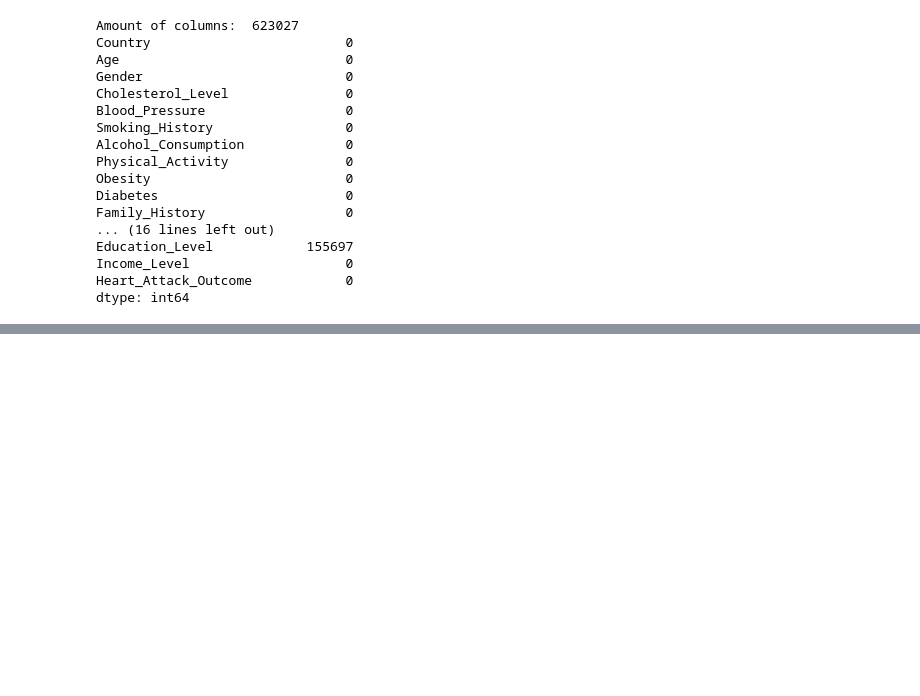
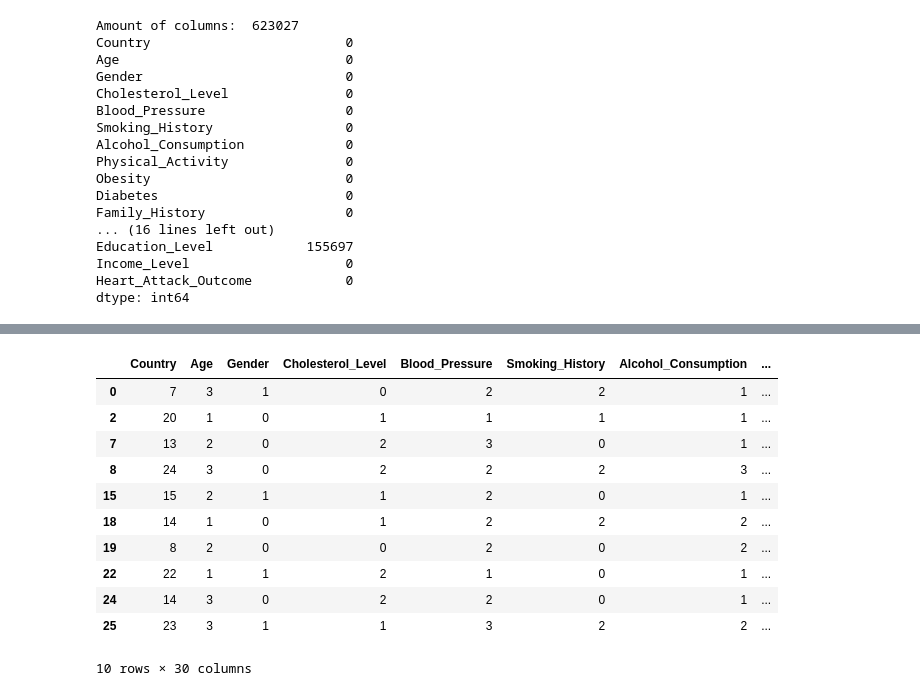
Before and after one commit to mjc136/DataScience, a Jupyter notebook: HeartAttackDetector/HeartAttack.ipynb, the cells around one changed output, grey strips where cells are left out. Cells and saved outputs as stored; diff of their text form; code cells hidden in the pictures; blank space fills up the shorter version.

```diff
--- a/HeartAttackDetector/HeartAttack.ipynb
+++ b/HeartAttackDetector/HeartAttack.ipynb
@@ -134,0 +122,32 @@ weighted avg       0.50      0.50      0.50    186909
+# %%
+# Grouping Columns
+df['Age'] = pd.cut(df['Age'], bins=[0, 40, 60, 80, 100], labels=['Young', 'Middle-aged', 'Senior', 'Elderly'])
+df['Cholesterol_Level'] = pd.cut(df['Cholesterol_Level'], bins=[0, 200, 240, 280, 320], labels=['Normal', 'Borderline High', 'High', 'Very High'])
+df['Blood_Pressure'] = pd.cut(df['Blood_Pressure'], bins=[0, 120, 130, 140, 190], labels=['Normal', 'Elevated', 'High', 'Hypertensive Crisis'])
+df['Alcohol_Consumption'] = pd.cut(df['Alcohol_Consumption'], bins=[0, 1, 2, 3, 4], labels=['Low', 'Moderate', 'High', 'Very High'])
+df['LDL_Cholesterol'] = pd.cut(df['LDL_Cholesterol'], bins=[0, 100, 130, 160, 190], labels=['Optimal', 'Near Optimal', 'Borderline High', 'High'])
+df['Triglycerides'] = pd.cut(df['Triglycerides'], bins=[0, 150, 200, 500, 1000], labels=['Normal', 'Borderline High', 'High', 'Very High'])
+df['Air_Pollution_Exposure'] = pd.cut(df['Air_Pollution_Exposure'], bins=[0, 25, 50, 75, 100], labels=['Low', 'Moderate', 'High', 'Very High'])
+# %%
+category_columns = ['Age', 'Cholesterol_Level', 'Blood_Pressure', 'Alcohol_Consumption', 'LDL_Cholesterol', 'Triglycerides', 'Air_Pollution_Exposure']
+le = LabelEncoder()
+
+# encoding
+for column in category_columns:
+    df[column] = le.fit_transform(df[column])
+
+
+df.head(10)
+# %% [output]
+|  | Country | Age | Gender | Cholesterol_Level | Blood_Pressure | Smoking_History | Alcohol_Consumption | ... |
+| 0 | 7 | 3 | 1 | 0 | 2 | 2 | 1 | ... |
+| 2 | 20 | 1 | 0 | 1 | 1 | 1 | 1 | ... |
+| 7 | 13 | 2 | 0 | 2 | 3 | 0 | 1 | ... |
+| 8 | 24 | 3 | 0 | 2 | 2 | 2 | 3 | ... |
+| 15 | 15 | 2 | 1 | 1 | 2 | 0 | 1 | ... |
+| 18 | 14 | 1 | 0 | 1 | 2 | 2 | 2 | ... |
+| 19 | 8 | 2 | 0 | 0 | 2 | 0 | 2 | ... |
+| 22 | 22 | 1 | 1 | 2 | 1 | 0 | 1 | ... |
+| 24 | 14 | 3 | 0 | 2 | 2 | 0 | 1 | ... |
+| 25 | 23 | 3 | 1 | 1 | 3 | 2 | 2 | ... |
+10 rows × 30 columns
```
Also changed, not shown: parts of 20 cells of this notebook, 6 other files.
